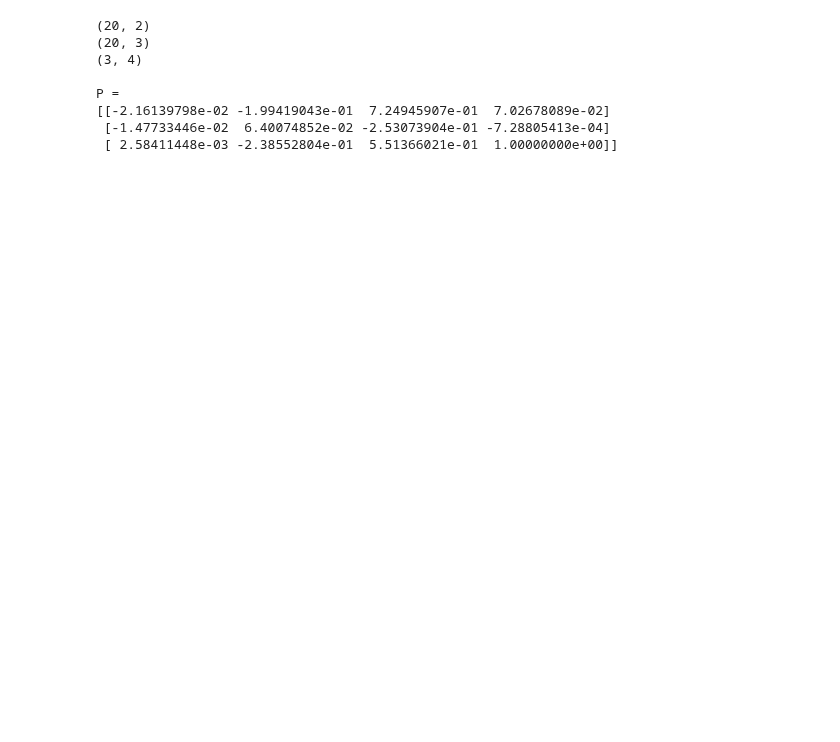
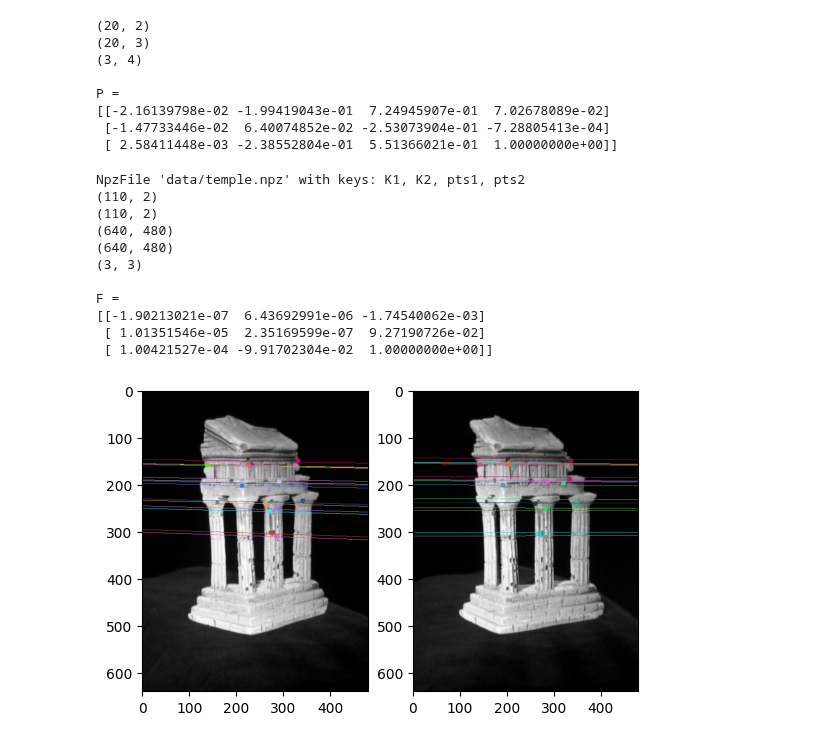
Before and after one commit to Javen-W/CSE803-Computer-Vision, a Jupyter notebook: HW6/CSE803_HW6.ipynb, the cells around one changed output. Cells and saved outputs as stored; diff of their text form; code cells hidden in the pictures; blank space fills up the shorter version.

```diff
--- a/HW6/CSE803_HW6.ipynb
+++ b/HW6/CSE803_HW6.ipynb
@@ -101,0 +148,40 @@ P =
+# %%
+"""
+Q2: Estimation of the Fundamental Matrix
+"""
+temple_npz = np.load("data/temple.npz")
+print(temple_npz)
+
+pts1 = temple_npz['pts1']
+print(pts1.shape)
+pts2 = temple_npz['pts2']
+print(pts2.shape)
+
+# k1 = temple_npz['K1']
+# print(k1.shape)
+# k2 = temple_npz['K2']
+# print(k2.shape)
+
+img1 = np.asarray(Image.open("data/im1.png").convert('L'))
+img2 = np.asarray(Image.open("data/im2.png").convert('L'))
+print(img1.shape)
+print(img2.shape)
+
+F = fit_fundamental(pts1, pts2)
+print(F.shape)
+print(f"\nF =\n{F}")
+
+draw_epipolar(img1, img2, F, pts1[:15], pts2[:15])
+# %% [output]
+NpzFile 'data/temple.npz' with keys: K1, K2, pts1, pts2
+(110, 2)
+(110, 2)
+(640, 480)
+(640, 480)
+(3, 3)
+
+F =
+[[-1.90213021e-07  6.43692991e-06 -1.74540062e-03]
+ [ 1.01351546e-05  2.35169599e-07  9.27190726e-02]
+ [ 1.00421527e-04 -9.91702304e-02  1.00000000e+00]]
+[figure, added]
```
Also changed, not shown: parts of 3 cells of this notebook.
